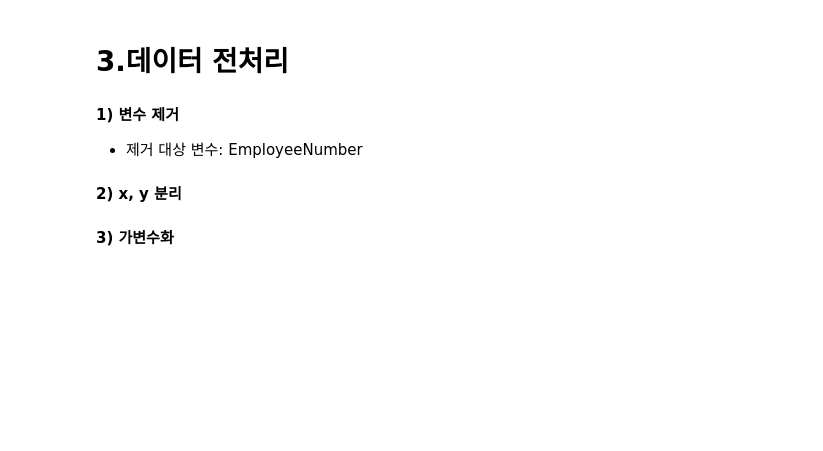
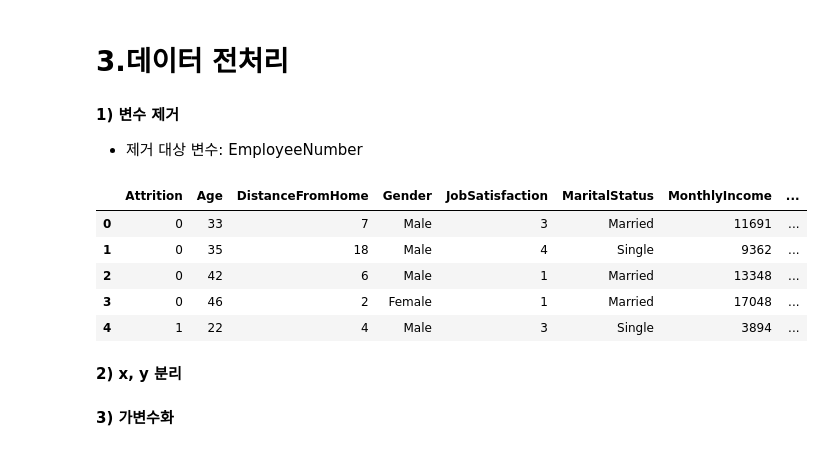
Before and after one commit to dovan2026/maching_learning, a Jupyter notebook: 종합실습_02_Attrition.ipynb, the cells around one changed output. Drawn from its saved outputs; the diff is of its cells as text; code cells hidden in the pictures; blank space fills up the shorter version.

```diff
--- a/종합실습_02_Attrition.ipynb
+++ b/종합실습_02_Attrition.ipynb
@@ -12,7 +12,7 @@ warnings.filterwarnings(action='ignore')
 %config InlineBackend.figure_format = 'retina'
 # %%
 # 데이터 불러오기
-path = 'attrition.csv'
+path = 'data/attrition.csv'
 df = pd.read_csv(path)
 # %% [markdown]
 # 2.데이터 이해
@@ -44,12 +61,20 @@ df.describe()
 - 제거 대상 변수: EmployeeNumber
 # %%
 # 제거 대상: EmployeeNumber
-
+drop_cols = ['EmployeeNumber']
 
 # 변수 제거
-
+df.drop(drop_cols, axis=1, inplace=True)
 
 # 확인
+df.head()
+# %% [output]
+|  | Attrition | Age | DistanceFromHome | Gender | JobSatisfaction | MaritalStatus | MonthlyIncome | ... |
+| 0 | 0 | 33 | 7 | Male | 3 | Married | 11691 | ... |
+| 1 | 0 | 35 | 18 | Male | 4 | Single | 9362 | ... |
+| 2 | 0 | 42 | 6 | Male | 1 | Married | 13348 | ... |
+| 3 | 0 | 46 | 2 | Female | 1 | Married | 17048 | ... |
+| 4 | 1 | 22 | 4 | Male | 3 | Single | 3894 | ... |
 # %% [markdown]
 **2) x, y 분리**
 # %%
```
Also changed, not shown: parts of 68 cells of this notebook.
